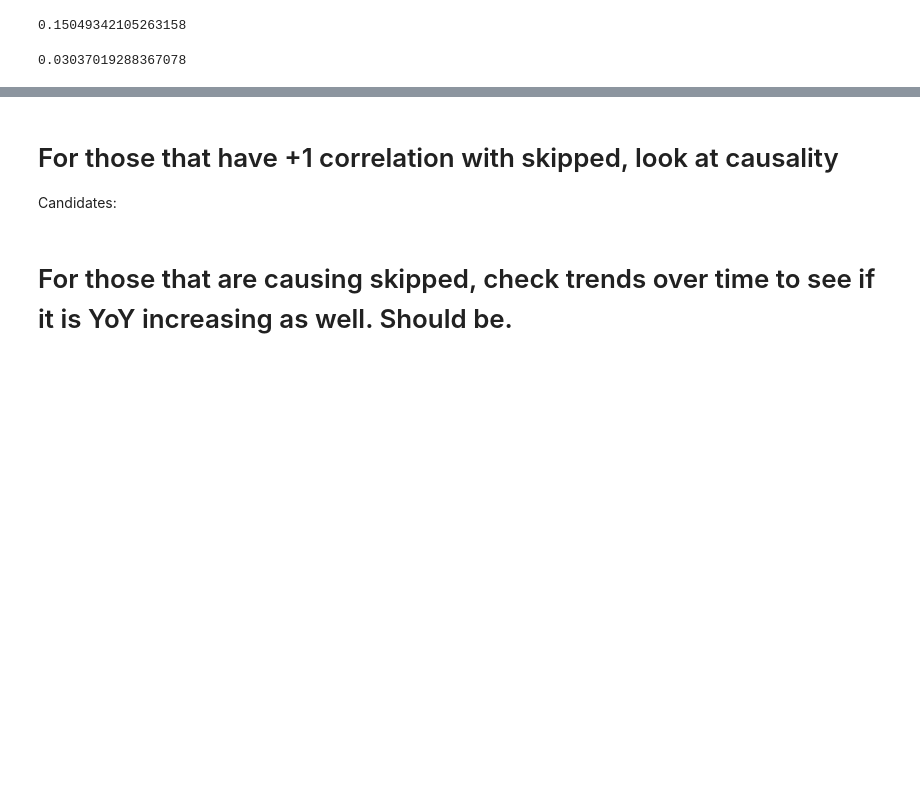
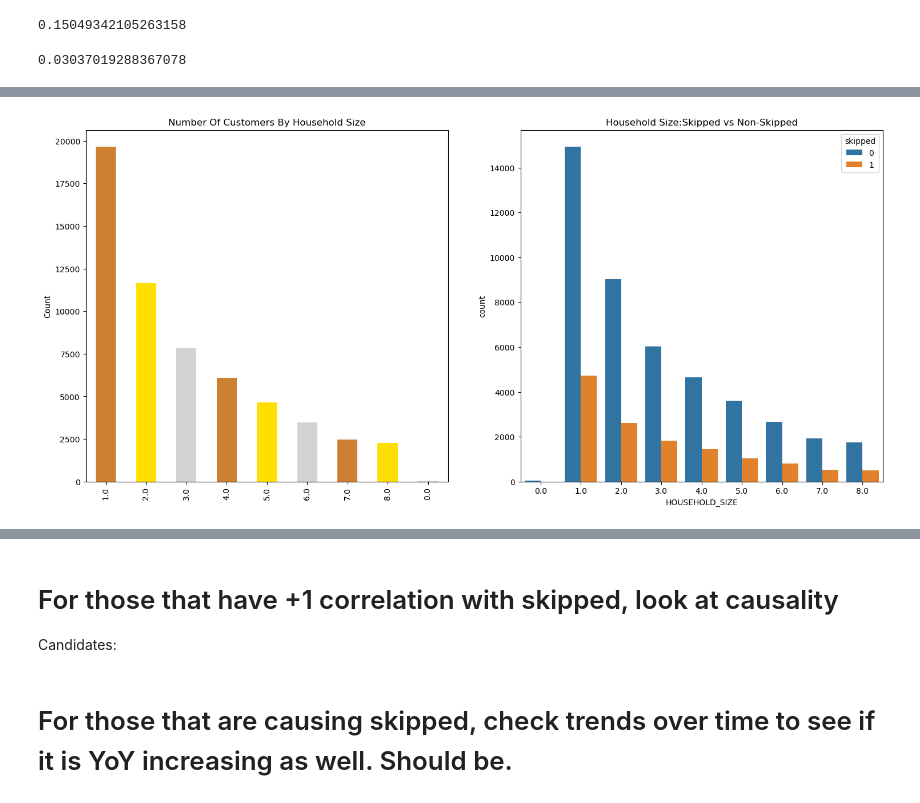
Before and after one commit to mindyng/Take-Homes, a Jupyter notebook: tovala2.ipynb, the cells around one changed output, grey strips where cells are left out. Saved outputs shown, nothing was run; the diff lists cells and outputs as text; code cells hidden in the pictures; blank space fills up the shorter version.

```diff
--- a/tovala2.ipynb
+++ b/tovala2.ipynb
@@ -912,0 +920,10 @@ None of the binary columns compared against skipped, which is a binary column sh
+# %%
+f,ax=plt.subplots(1,2,figsize=(18,8))
+df['HOUSEHOLD_SIZE'].value_counts().plot.bar(color=['#CD7F32','#FFDF00','#D3D3D3'],ax=ax[0])
+ax[0].set_title('Number Of Customers By Household Size')
+ax[0].set_ylabel('Count')
+sns.countplot(data=df, x="HOUSEHOLD_SIZE", hue="skipped",ax=ax[1])
+ax[1].set_title('Household Size:Skipped vs Non-Skipped')
+plt.show()
+# %% [output]
+[figure, added]
```
Also changed, not shown: parts of 16 cells of this notebook.
